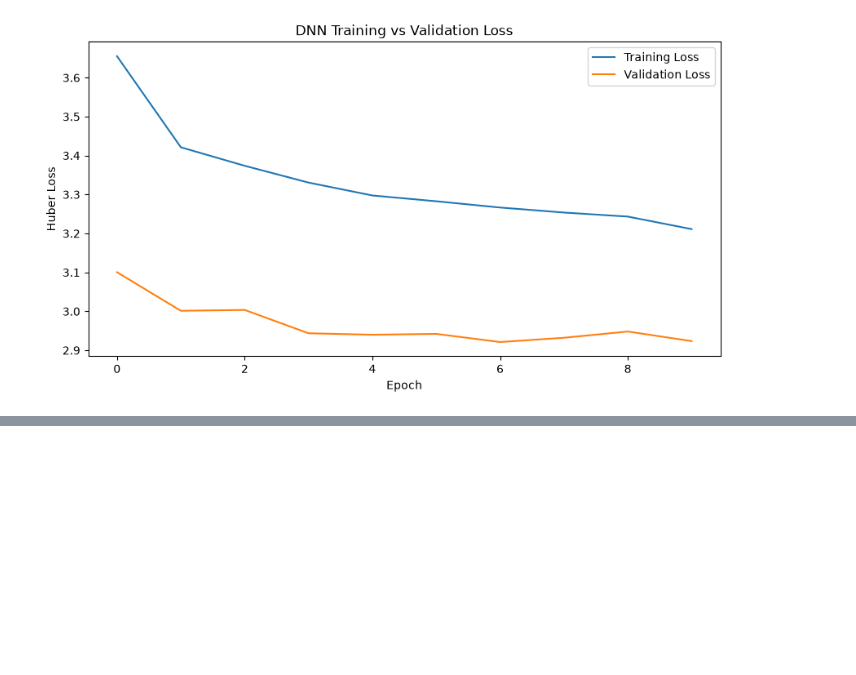
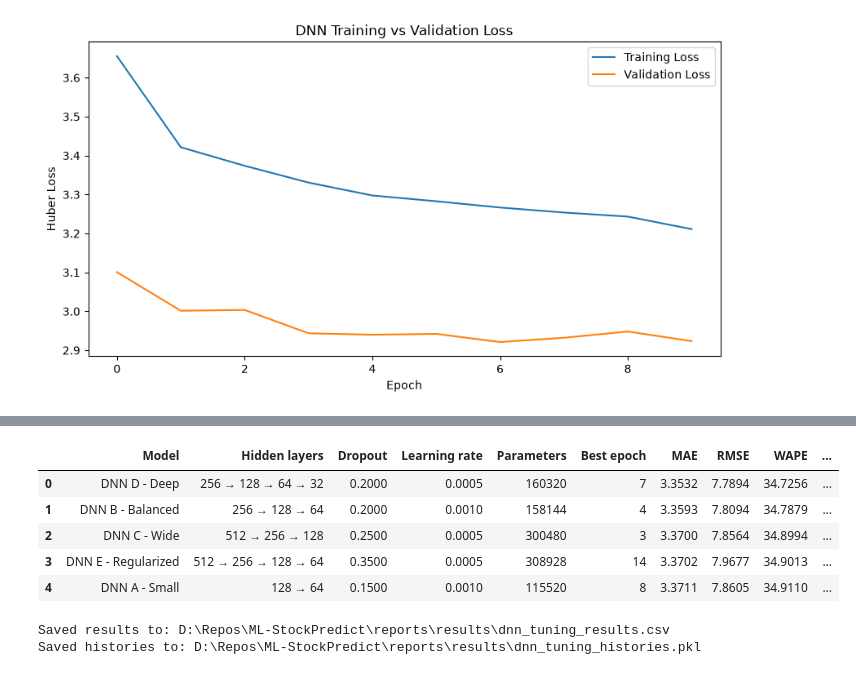
Before and after one commit to lasithalankajeewa/ML-StockPredict, a Jupyter notebook: notebooks/03_model_experiments.ipynb, the cells around one changed output, grey strips where cells are left out. Cells and saved outputs as stored; diff of their text form; code cells hidden in the pictures; blank space fills up the shorter version.

```diff
--- a/notebooks/03_model_experiments.ipynb
+++ b/notebooks/03_model_experiments.ipynb
@@ -1086,0 +1374,60 @@ plt.show()
+# %%
+dnn_tuning_results_df = (
+    pd.DataFrame(
+        dnn_tuning_results
+    )
+    .sort_values(
+        ["WAPE", "RMSE", "MAE"]
+    )
+    .reset_index(drop=True)
+)
+
+display(
+    dnn_tuning_results_df[
+        [
+            "Model",
+            "Hidden layers",
+            "Dropout",
+            "Learning rate",
+            "Parameters",
+            "Best epoch",
+            "MAE",
+            "RMSE",
+            "WAPE",
+            "Training seconds",
+        ]
+    ]
+)
+# %% [output]
+|  | Model | Hidden layers | Dropout | Learning rate | Parameters | Best epoch | MAE | RMSE | WAPE | ... |
+| 0 | DNN D - Deep | 256 → 128 → 64 → 32 | 0.2000 | 0.0005 | 160320 | 7 | 3.3532 | 7.7894 | 34.7256 | ... |
+| 1 | DNN B - Balanced | 256 → 128 → 64 | 0.2000 | 0.0010 | 158144 | 4 | 3.3593 | 7.8094 | 34.7879 | ... |
+| 2 | DNN C - Wide | 512 → 256 → 128 | 0.2500 | 0.0005 | 300480 | 3 | 3.3700 | 7.8564 | 34.8994 | ... |
+| 3 | DNN E - Regularized | 512 → 256 → 128 → 64 | 0.3500 | 0.0005 | 308928 | 14 | 3.3702 | 7.9677 | 34.9013 | ... |
+| 4 | DNN A - Small | 128 → 64 | 0.1500 | 0.0010 | 115520 | 8 | 3.3711 | 7.8605 | 34.9110 | ... |
+# %%
+### Save the tuning results and histories for future reference
+
+import pickle
+
+TUNING_RESULTS_FILE = REPORT_DIR / "results" / "dnn_tuning_results.csv"
+TUNING_HISTORIES_FILE = REPORT_DIR / "results" / "dnn_tuning_histories.pkl"
+
+TUNING_RESULTS_FILE.parent.mkdir(
+    parents=True,
+    exist_ok=True
+)
+
+dnn_tuning_results_df.to_csv(
+    TUNING_RESULTS_FILE,
+    index=False
+)
+
+with open(TUNING_HISTORIES_FILE, "wb") as f:
+    pickle.dump(dnn_tuning_histories, f)
+
+print(f"Saved results to: {TUNING_RESULTS_FILE}")
+print(f"Saved histories to: {TUNING_HISTORIES_FILE}")
+# %% [output]
+Saved results to: D:\Repos\ML-StockPredict\reports\results\dnn_tuning_results.csv
+Saved histories to: D:\Repos\ML-StockPredict\reports\results\dnn_tuning_histories.pkl
```
Also changed, not shown: parts of 15 cells of this notebook, 27 other files.
